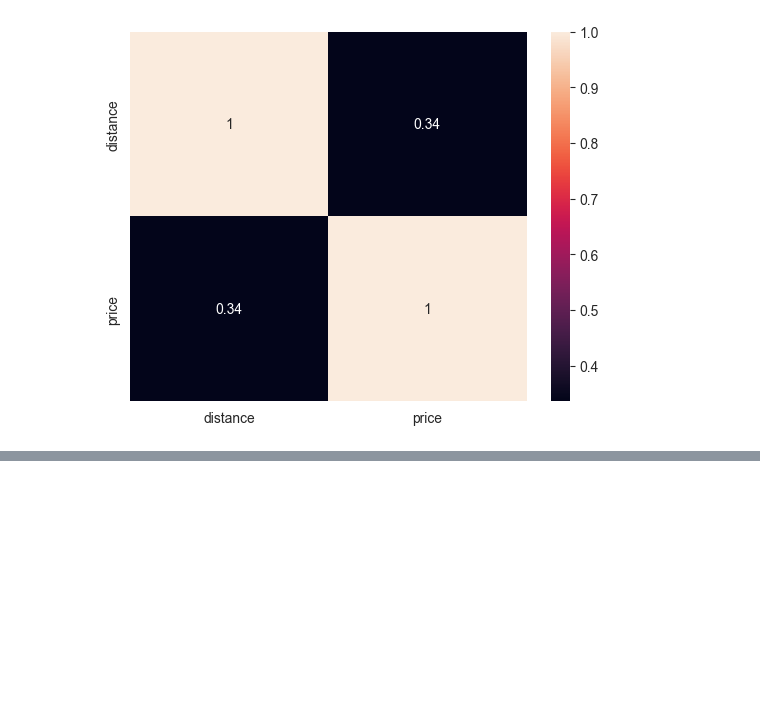
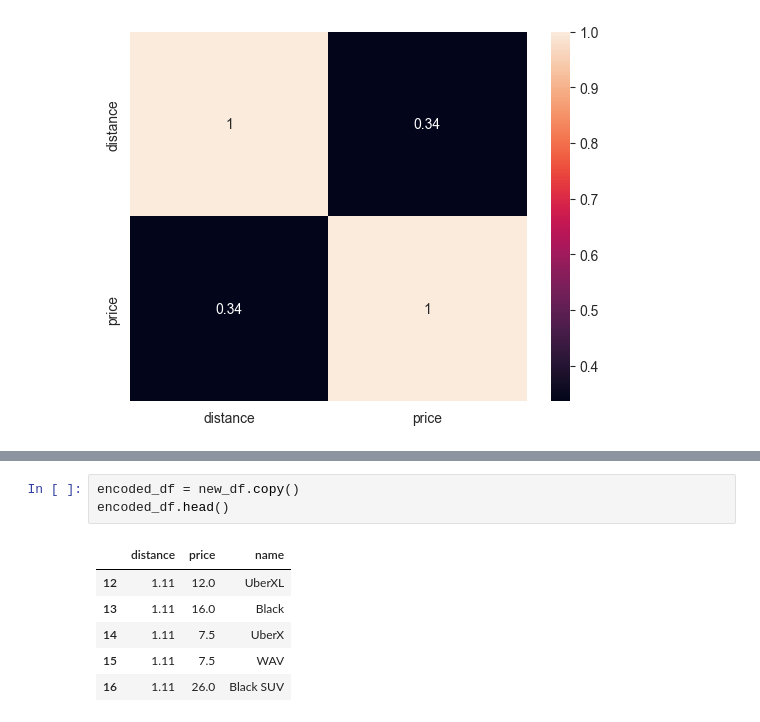
Before and after one commit to bossbruno/RideHailCompare, a Jupyter notebook: analysis.ipynb, the cells around one changed output, grey strips where cells are left out. Drawn from its saved outputs; the diff is of its cells as text; blank space fills up the shorter version.

```diff
--- a/analysis.ipynb
+++ b/analysis.ipynb
@@ -293,0 +299,10 @@ sns.heatmap(df_cat_encode.corr(),annot=True)
+# %%
+encoded_df = new_df.copy()
+encoded_df.head()
+# %% [output]
+|  | distance | price | name |
+| 12 | 1.11 | 12.0 | UberXL |
+| 13 | 1.11 | 16.0 | Black |
+| 14 | 1.11 | 7.5 | UberX |
+| 15 | 1.11 | 7.5 | WAV |
+| 16 | 1.11 | 26.0 | Black SUV |
```
Also changed, not shown: parts of 14 cells of this notebook, 1 other file.
